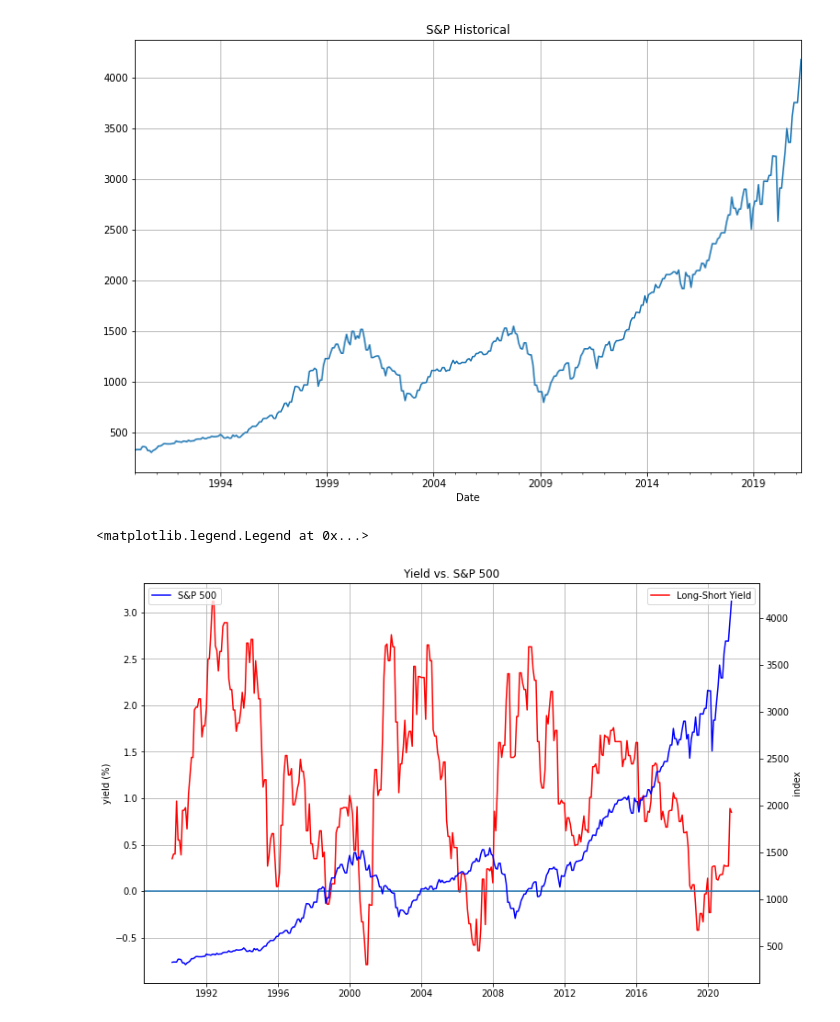
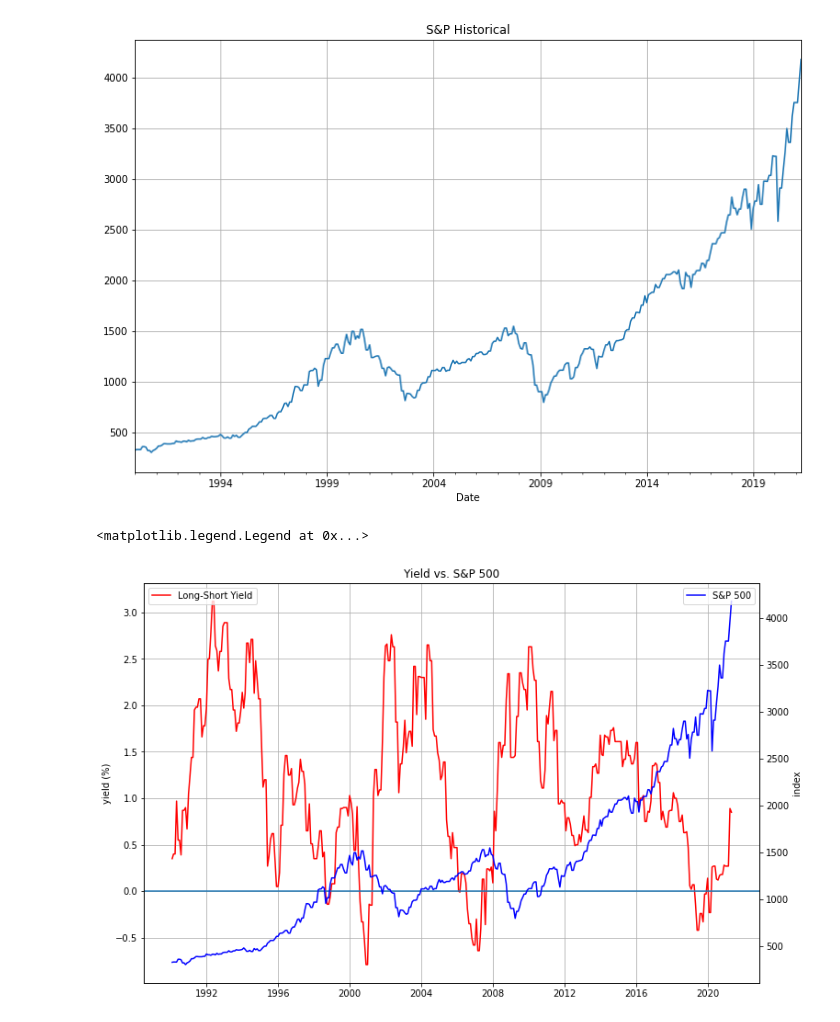
Before and after one commit to dbogatic/economic-indicators, a Jupyter notebook: yield_curve.ipynb, the cells around one changed output. Drawn from its saved outputs; the diff is of its cells as text; code cells hidden in the pictures.

Commit message:
updated label positions and VIX data

```diff
--- a/yield_curve.ipynb
+++ b/yield_curve.ipynb
@@ -26,7 +26,7 @@ yield_data.head()
 | 1990-01-08 | NaN | NaN | 7.79 | 7.88 | 7.81 | 7.90 | 7.95 | 7.92 | 8.05 | 8.02 | NaN | ... |
 # %%
 #Select yields to analyze
-yield_curve = yield_data[['3 MO','5 YR']]
+yield_curve = yield_data[['3 MO','5 YR','20 YR']]
 # %%
 # Set yield frequency as monthly
 yield_curve = yield_curve.asfreq(freq='M').ffill()
@@ -79,7 +79,7 @@ long_short_plot = long_short_diff.plot(figsize = (12,8), title = 'US Treasury Yi
 # Pull S&P Index historical values from yfinance API
 ticker = "^GSPC"
 start= "1990-01-31"
-end= "2021-05-14"
+end= "2021-05-25"
 
 sp_history = yf.download(ticker, start=start, end=end, progress=False)
 # %%
@@ -108,17 +108,17 @@ sp_plot = sp_history.plot(figsize=(12,8), title='S&P Historical', grid=True)
 # %%
 #Long-Short Yield Curve below 0 shows inverted curve.
 fig, ax = plt.subplots(figsize=(12,8))
 plt.plot(long_short_diff, label ='Long-Short Yield', color='r')
 ax.set_ylabel('yield (%)')
 plt.grid()
 ax.axhline(y=0)
-plt.legend()
+ax.legend(loc='upper left')
 
 ax2 = ax.twinx()
 plt.plot(sp_history, label='S&P 500', color='b')
 ax.set_title('Yield vs. S&P 500')
 ax2.set_ylabel('index')
-plt.legend()
+ax2.legend(loc='upper right')
 # %% [output]
 <matplotlib.legend.Legend at 0x...>
-[figure, old version]
+[figure, new version]
```
Also changed, not shown: parts of 2 cells of this notebook, 7 other files.
